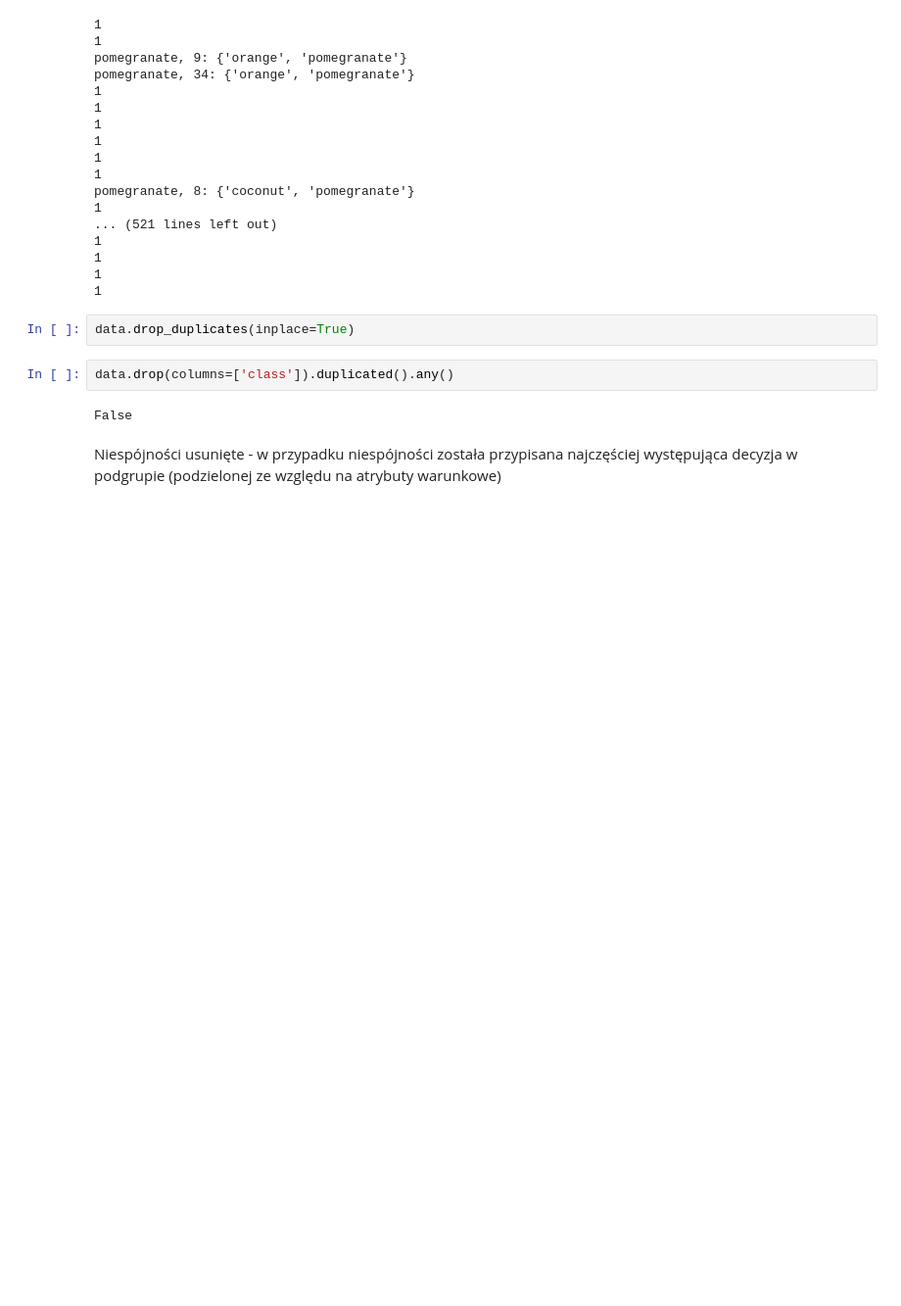
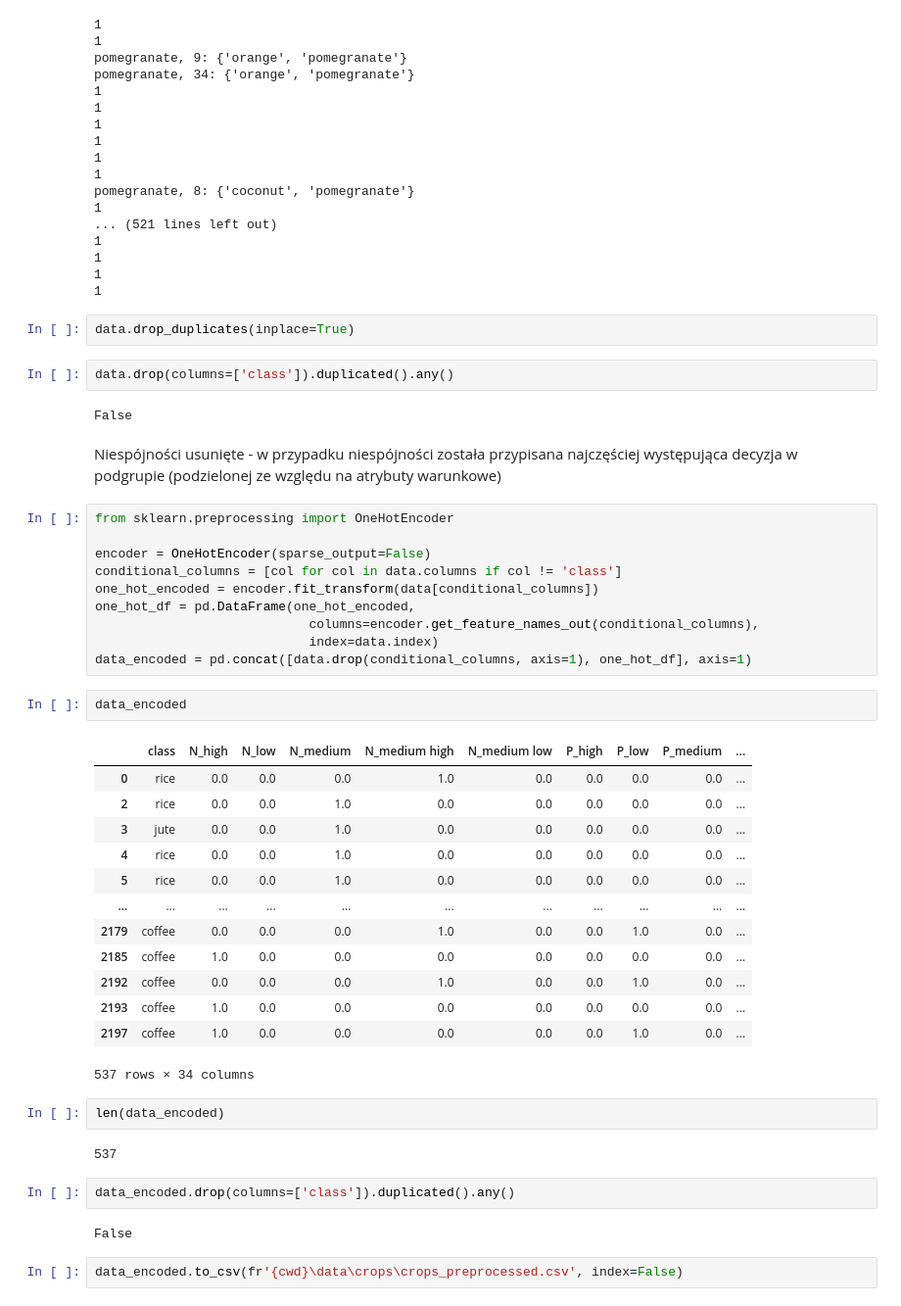
Before and after one commit to AnnaGlid/Indukcja_regul_dec, a Jupyter notebook: NEW_code/preprocessing_crops.ipynb, the cells around one changed output. Shown at 98% size. Drawn from its saved outputs; the diff is of its cells as text; blank space fills up the shorter version.

Commit message:
finished preprocessing

```diff
--- a/NEW_code/preprocessing_crops.ipynb
+++ b/NEW_code/preprocessing_crops.ipynb
@@ -146,3 +146,39 @@ data.drop(columns=['class']).duplicated().any()
 False
 # %% [markdown]
 Niespójności usunięte - w przypadku niespójności została przypisana najczęściej występująca decyzja w podgrupie (podzielonej ze względu na atrybuty warunkowe)
+# %%
+from sklearn.preprocessing import OneHotEncoder
+
+encoder = OneHotEncoder(sparse_output=False)
+conditional_columns = [col for col in data.columns if col != 'class']
+one_hot_encoded = encoder.fit_transform(data[conditional_columns])
+one_hot_df = pd.DataFrame(one_hot_encoded,
+                            columns=encoder.get_feature_names_out(conditional_columns),
+                            index=data.index)
+data_encoded = pd.concat([data.drop(conditional_columns, axis=1), one_hot_df], axis=1)
+# %%
+data_encoded
+# %% [output]
+|  | class | N_high | N_low | N_medium | N_medium high | N_medium low | P_high | P_low | P_medium | ... |
+| 0 | rice | 0.0 | 0.0 | 0.0 | 1.0 | 0.0 | 0.0 | 0.0 | 0.0 | ... |
+| 2 | rice | 0.0 | 0.0 | 1.0 | 0.0 | 0.0 | 0.0 | 0.0 | 0.0 | ... |
+| 3 | jute | 0.0 | 0.0 | 1.0 | 0.0 | 0.0 | 0.0 | 0.0 | 0.0 | ... |
+| 4 | rice | 0.0 | 0.0 | 1.0 | 0.0 | 0.0 | 0.0 | 0.0 | 0.0 | ... |
+| 5 | rice | 0.0 | 0.0 | 1.0 | 0.0 | 0.0 | 0.0 | 0.0 | 0.0 | ... |
+| ... | ... | ... | ... | ... | ... | ... | ... | ... | ... | ... |
+| 2179 | coffee | 0.0 | 0.0 | 0.0 | 1.0 | 0.0 | 0.0 | 1.0 | 0.0 | ... |
+| 2185 | coffee | 1.0 | 0.0 | 0.0 | 0.0 | 0.0 | 0.0 | 0.0 | 0.0 | ... |
+| 2192 | coffee | 0.0 | 0.0 | 0.0 | 1.0 | 0.0 | 0.0 | 1.0 | 0.0 | ... |
+| 2193 | coffee | 1.0 | 0.0 | 0.0 | 0.0 | 0.0 | 0.0 | 0.0 | 0.0 | ... |
+| 2197 | coffee | 1.0 | 0.0 | 0.0 | 0.0 | 0.0 | 0.0 | 1.0 | 0.0 | ... |
+537 rows × 34 columns
+# %%
+len(data_encoded)
+# %% [output]
+537
+# %%
+data_encoded.drop(columns=['class']).duplicated().any()
+# %% [output]
+False
+# %%
+data_encoded.to_csv(fr'{cwd}\data\crops\crops_preprocessed.csv', index=False)
```
